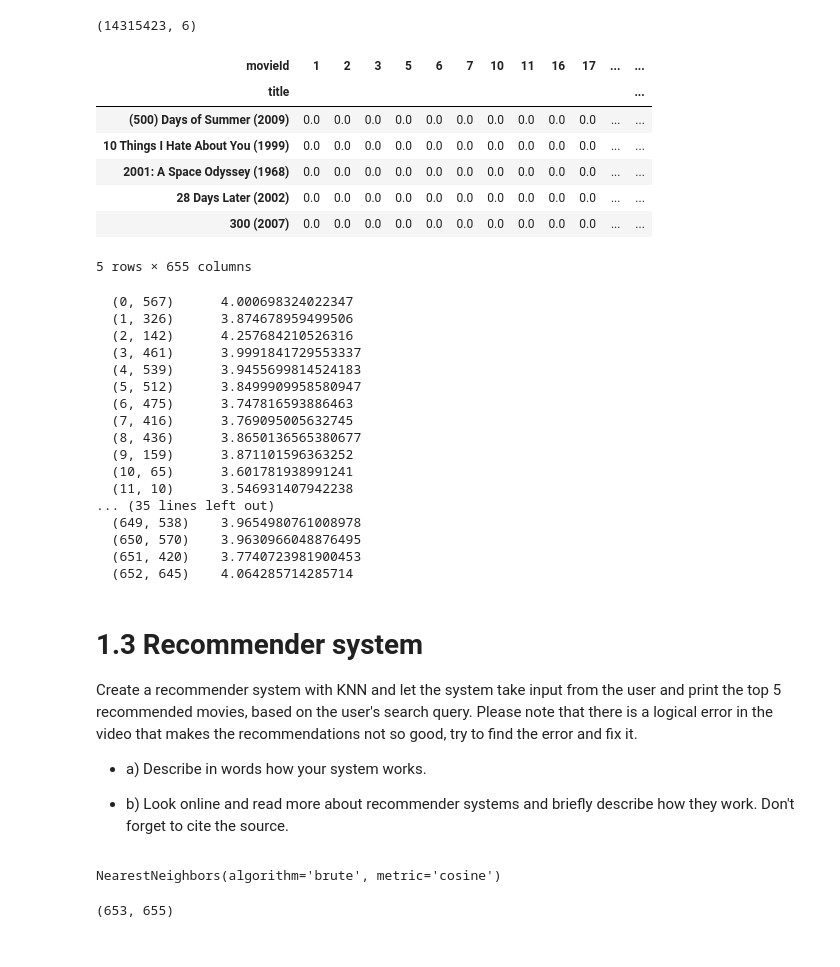
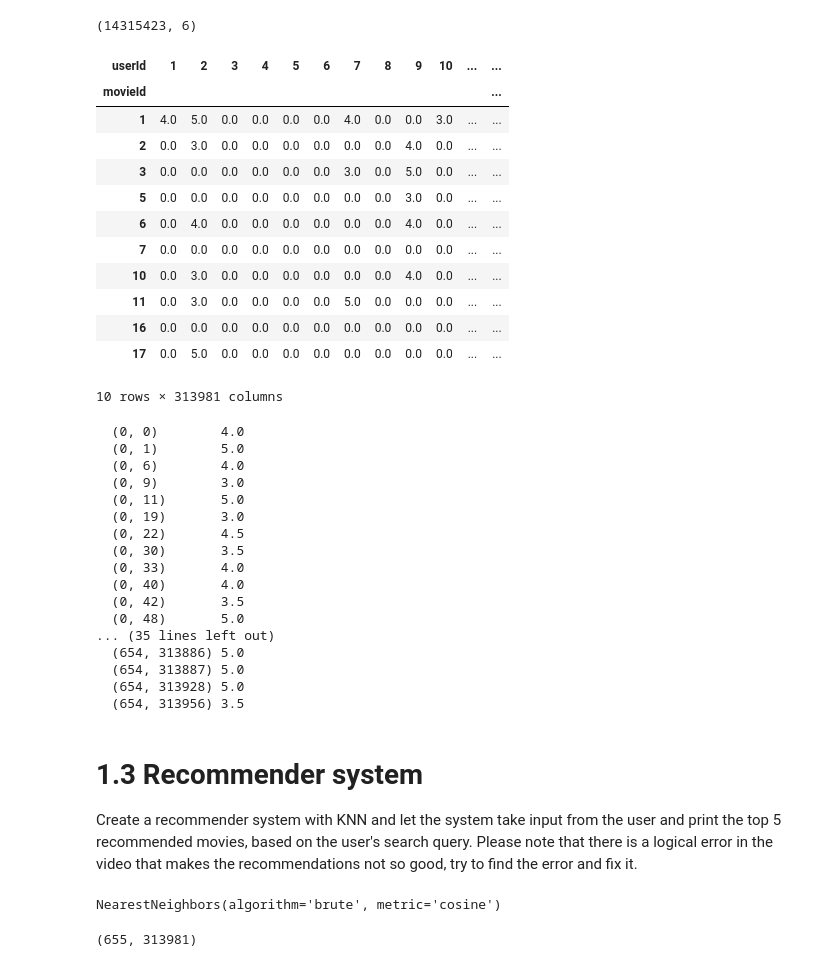
Before and after one commit to mosendamnit/AI-muhsin-OPA23, a Jupyter notebook: labs/lab_01.ipynb, the cells around one changed output. Saved outputs shown, nothing was run; the diff lists cells and outputs as text; code cells hidden in the pictures.

```diff
--- a/labs/lab_01.ipynb
+++ b/labs/lab_01.ipynb
@@ -442,18 +495,25 @@ rating_popular_movie.shape
 # %% [output]
 (14315423, 6)
 # %%
-pivottabe = rating_popular_movie.pivot_table(index='title', columns="movieId" , values="rating").fillna(0)
+# Pivot table with Index -> MovieID , Column -> UserId , Values -> Rating
 
-pivottabe.head()
+pivottabe = rating_popular_movie.pivot_table(index='movieId', columns="userId" , values="rating").fillna(0)
+
+pivottabe.head(10)
 # %% [output]
-| movieId | 1 | 2 | 3 | 5 | 6 | 7 | 10 | 11 | 16 | 17 | ... | ... |
-| title |  |  |  |  |  |  |  |  |  |  |  | ... |
-| (500) Days of Summer (2009) | 0.0 | 0.0 | 0.0 | 0.0 | 0.0 | 0.0 | 0.0 | 0.0 | 0.0 | 0.0 | ... | ... |
-| 10 Things I Hate About You (1999) | 0.0 | 0.0 | 0.0 | 0.0 | 0.0 | 0.0 | 0.0 | 0.0 | 0.0 | 0.0 | ... | ... |
-| 2001: A Space Odyssey (1968) | 0.0 | 0.0 | 0.0 | 0.0 | 0.0 | 0.0 | 0.0 | 0.0 | 0.0 | 0.0 | ... | ... |
-| 28 Days Later (2002) | 0.0 | 0.0 | 0.0 | 0.0 | 0.0 | 0.0 | 0.0 | 0.0 | 0.0 | 0.0 | ... | ... |
-| 300 (2007) | 0.0 | 0.0 | 0.0 | 0.0 | 0.0 | 0.0 | 0.0 | 0.0 | 0.0 | 0.0 | ... | ... |
+| userId | 1 | 2 | 3 | 4 | 5 | 6 | 7 | 8 | 9 | 10 | ... | ... |
+| movieId |  |  |  |  |  |  |  |  |  |  |  | ... |
+| 1 | 4.0 | 5.0 | 0.0 | 0.0 | 0.0 | 0.0 | 4.0 | 0.0 | 0.0 | 3.0 | ... | ... |
+| 2 | 0.0 | 3.0 | 0.0 | 0.0 | 0.0 | 0.0 | 0.0 | 0.0 | 4.0 | 0.0 | ... | ... |
+| 3 | 0.0 | 0.0 | 0.0 | 0.0 | 0.0 | 0.0 | 3.0 | 0.0 | 5.0 | 0.0 | ... | ... |
+| 5 | 0.0 | 0.0 | 0.0 | 0.0 | 0.0 | 0.0 | 0.0 | 0.0 | 3.0 | 0.0 | ... | ... |
+| 6 | 0.0 | 4.0 | 0.0 | 0.0 | 0.0 | 0.0 | 0.0 | 0.0 | 4.0 | 0.0 | ... | ... |
+| 7 | 0.0 | 0.0 | 0.0 | 0.0 | 0.0 | 0.0 | 0.0 | 0.0 | 0.0 | 0.0 | ... | ... |
+| 10 | 0.0 | 3.0 | 0.0 | 0.0 | 0.0 | 0.0 | 0.0 | 0.0 | 4.0 | 0.0 | ... | ... |
+| 11 | 0.0 | 3.0 | 0.0 | 0.0 | 0.0 | 0.0 | 5.0 | 0.0 | 0.0 | 0.0 | ... | ... |
+| 16 | 0.0 | 0.0 | 0.0 | 0.0 | 0.0 | 0.0 | 0.0 | 0.0 | 0.0 | 0.0 | ... | ... |
+| 17 | 0.0 | 5.0 | 0.0 | 0.0 | 0.0 | 0.0 | 0.0 | 0.0 | 0.0 | 0.0 | ... | ... |
-5 rows × 655 columns
+10 rows × 313981 columns
 # %%
 import pandas as pd
 import numpy as np
@@ -470,31 +530,27 @@ sparse_matrix = csr_matrix(pivottabe.values)
 
 print(sparse_matrix)
 # %% [output]
-  (0, 567)      4.000698324022347
-  (1, 326)      3.874678959499506
-  (2, 142)      4.257684210526316
-  (3, 461)      3.9991841729553337
-  (4, 539)      3.9455699814524183
-  (5, 512)      3.8499909958580947
-  (6, 475)      3.747816593886463
-  (7, 416)      3.769095005632745
-  (8, 436)      3.8650136565380677
-  (9, 159)      3.871101596363252
-  (10, 65)      3.601781938991241
-  (11, 10)      3.546931407942238
+  (0, 0)        4.0
+  (0, 1)        5.0
+  (0, 6)        4.0
+  (0, 9)        3.0
+  (0, 11)       5.0
+  (0, 19)       3.0
+  (0, 22)       4.5
+  (0, 30)       3.5
+  (0, 33)       4.0
+  (0, 40)       4.0
+  (0, 42)       3.5
+  (0, 48)       5.0
 ... (35 lines left out)
-  (649, 538)    3.9654980761008978
-  (650, 570)    3.9630966048876495
-  (651, 420)    3.7740723981900453
-  (652, 645)    4.064285714285714
+  (654, 313886) 5.0
+  (654, 313887) 5.0
+  (654, 313928) 5.0
+  (654, 313956) 3.5
 # %% [markdown]
 # 1.3 Recommender system
 
 Create a recommender system with KNN and let the system take input from the user and print the top 5 recommended movies, based on the user's search query. Please note that there is a logical error in the video that makes the recommendations not so good, try to find the error and fix it.
-
-- a) Describe in words how your system works.
-
-- b) Look online and read more about recommender systems and briefly describe how they work. Don't forget to cite the source.
 # %%
 from scipy.sparse import csr_matrix
 
@@ -510,7 +566,7 @@ NearestNeighbors(algorithm='brute', metric='cosine')
 # %%
 pivottabe.shape
 # %% [output]
-(653, 655)
+(655, 313981)
 # %%
 pivottabe.head()
 # %% [output]
```
Also changed, not shown: parts of 22 cells of this notebook.
